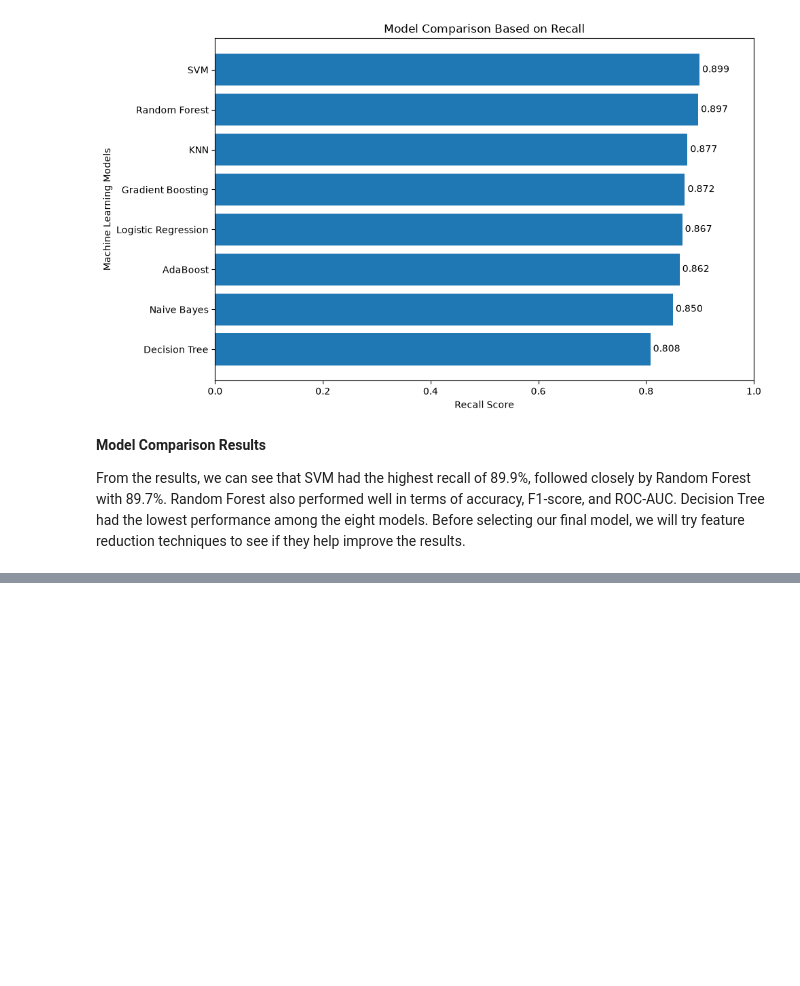
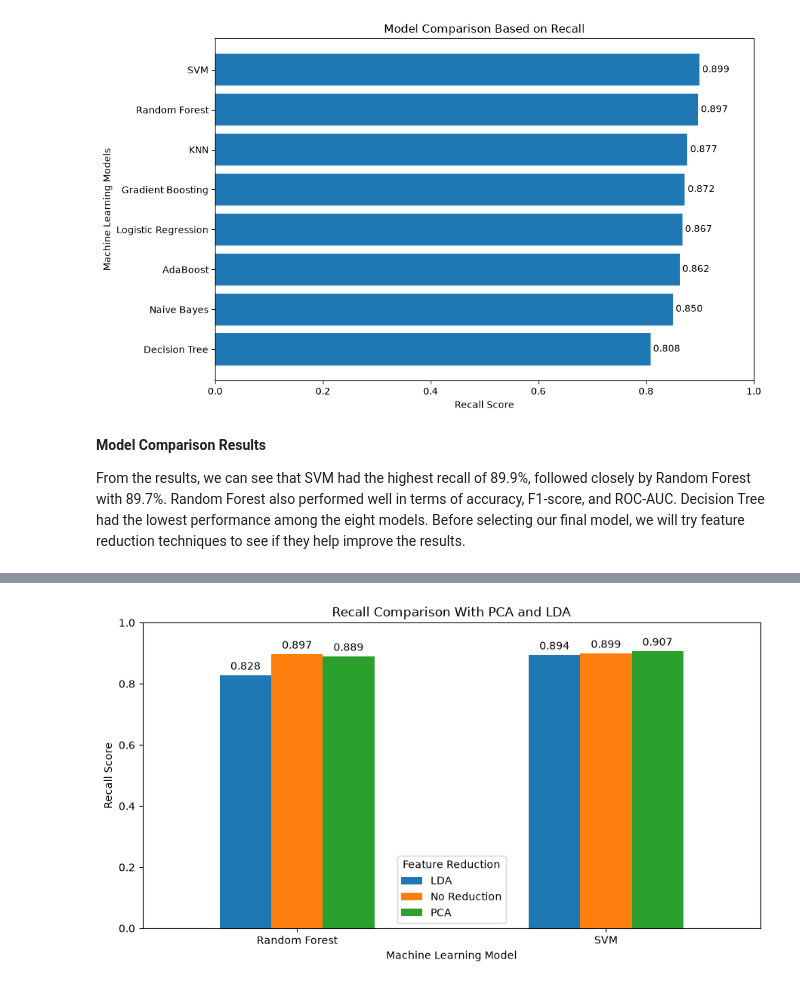
Before and after one commit to gautam-jenis/heart-disease-prediction, a Jupyter notebook: heart_disease_project.ipynb, the cells around one changed output, grey strips where cells are left out. Saved outputs shown, nothing was run; the diff lists cells and outputs as text; code cells hidden in the pictures; blank space fills up the shorter version.

Commit message:
Complete PCA LDA tuning and final model evaluation

```diff
--- a/heart_disease_project.ipynb
+++ b/heart_disease_project.ipynb
@@ -497,0 +501,11 @@ From the results, we can see that SVM had the highest recall of 89.9%, followed
+# %%
+selected_models = {
+    "SVM": models["SVM"],
+    "Random Forest": models["Random Forest"]
+}
+
+reduction_methods = {
+    "No Reduction": "passthrough",
+    "PCA": PCA(n_components=0.95),
+    "LDA": LinearDiscriminantAnalysis(n_components=1)
+}
@@ -497,0 +562,23 @@ From the results, we can see that SVM had the highest recall of 89.9%, followed
+# %%
+comparison_pivot = reduction_df.pivot(
+    index="Model",
+    columns="Method",
+    values="Recall"
+)
+
+ax = comparison_pivot.plot(kind="bar", figsize=(9, 5))
+
+plt.title("Recall Comparison With PCA and LDA")
+plt.xlabel("Machine Learning Model")
+plt.ylabel("Recall Score")
+plt.ylim(0, 1)
+plt.xticks(rotation=0)
+plt.legend(title="Feature Reduction")
+
+for container in ax.containers:
+    ax.bar_label(container, fmt="%.3f", padding=3)
+
+plt.tight_layout()
+plt.show()
+# %% [output]
+[figure, added]
```
Also changed, not shown: parts of 21 cells of this notebook.
